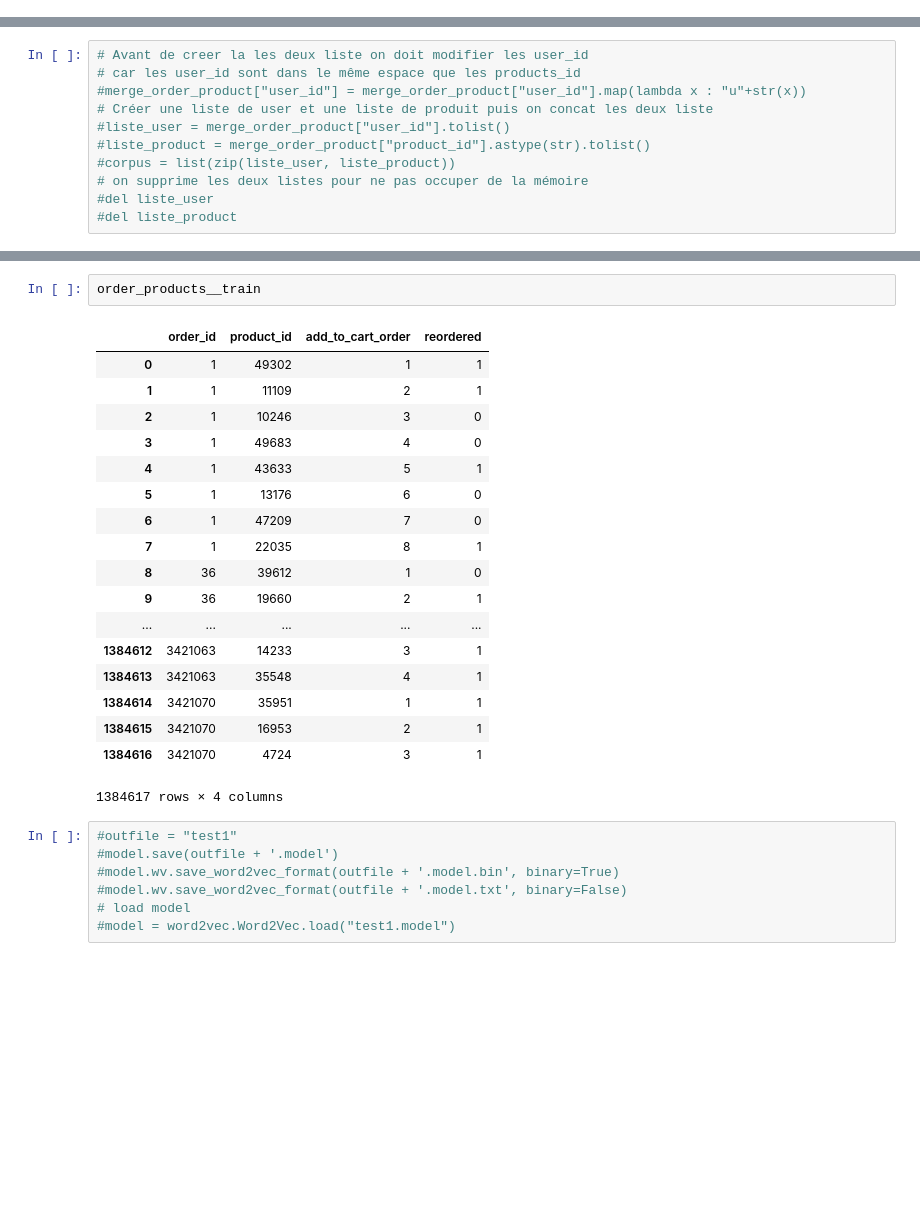
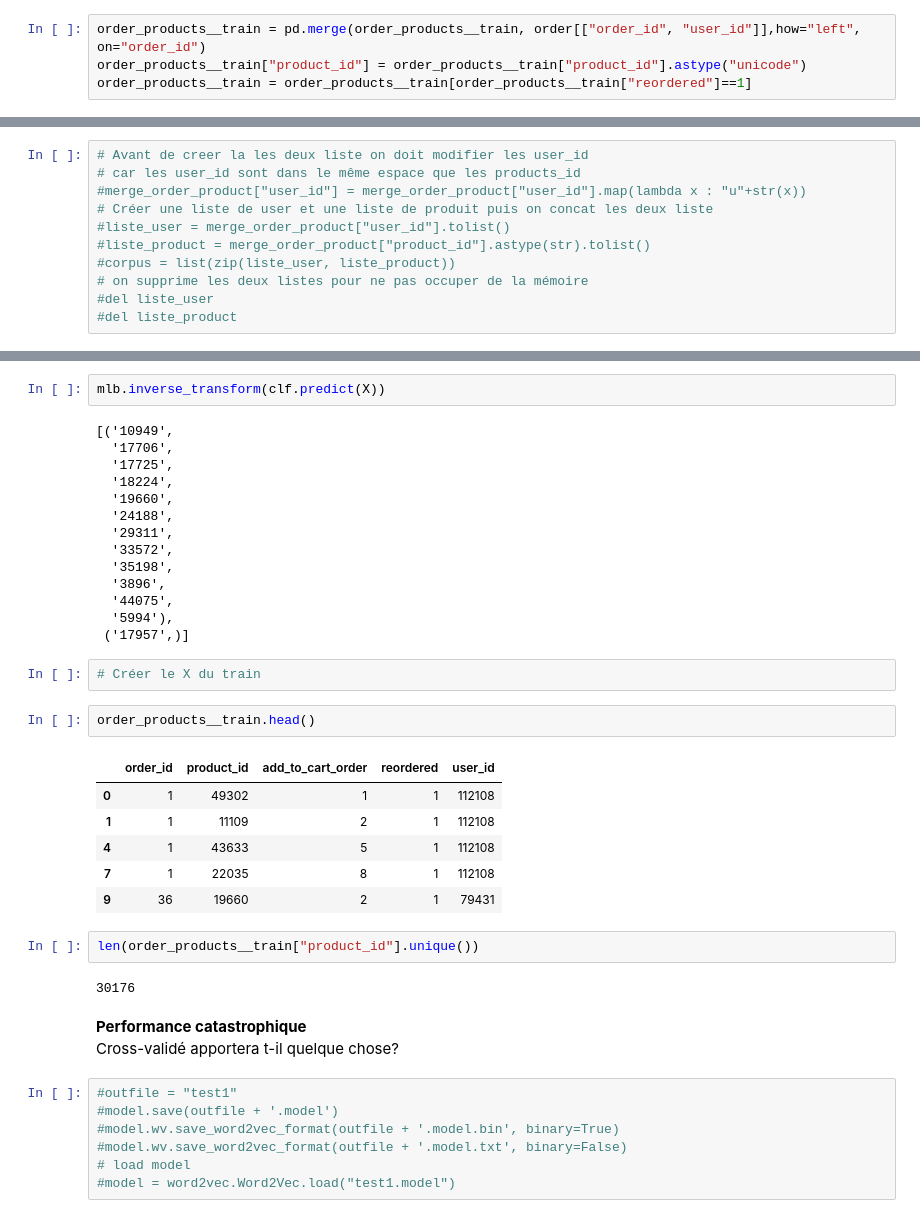
Before and after one commit to beubeu13220/Challenge-Instacart, a Jupyter notebook: similarity_Word2Vec.ipynb, the cells around one changed output, grey strips where cells are left out. Saved outputs shown, nothing was run; the diff lists cells and outputs as text; blank space fills up the shorter version.

```diff
--- a/similarity_Word2Vec.ipynb
+++ b/similarity_Word2Vec.ipynb
@@ -104,6 +107,10 @@ order.head()
 merge_order_product = pd.merge(order_products__prior[["order_id", "product_id", "reordered"]],
                                order[["order_id", "user_id"]], on="order_id")
 merge_order_product = merge_order_product[merge_order_product["reordered"]==1]
+# %%
+order_products__train = pd.merge(order_products__train, order[["order_id", "user_id"]],how="left", on="order_id")
+order_products__train["product_id"] = order_products__train["product_id"].astype("unicode")
+order_products__train = order_products__train[order_products__train["reordered"]==1]
 # %%
 merge_order_product.head()
 # %% [output]
@@ -168,24 +272,37 @@ for user in n_u
+# %%
+mlb.inverse_transform(clf.predict(X))
+# %% [output]
+[('10949',
+  '17706',
+  '17725',
+  '18224',
+  '19660',
+  '24188',
+  '29311',
+  '33572',
+  '35198',
+  '3896',
+  '44075',
+  '5994'),
+ ('17957',)]
+# %%
+# Créer le X du train
 # %%
-order_products__train
+order_products__train.head()
 # %% [output]
-|  | order_id | product_id | add_to_cart_order | reordered |
-| 0 | 1 | 49302 | 1 | 1 |
-| 1 | 1 | 11109 | 2 | 1 |
-| 2 | 1 | 10246 | 3 | 0 |
-| 3 | 1 | 49683 | 4 | 0 |
-| 4 | 1 | 43633 | 5 | 1 |
-| 5 | 1 | 13176 | 6 | 0 |
-| 6 | 1 | 47209 | 7 | 0 |
-| 7 | 1 | 22035 | 8 | 1 |
-| 8 | 36 | 39612 | 1 | 0 |
-| 9 | 36 | 19660 | 2 | 1 |
-| ... | ... | ... | ... | ... |
-| 1384612 | 3421063 | 14233 | 3 | 1 |
-| 1384613 | 3421063 | 35548 | 4 | 1 |
-| 1384614 | 3421070 | 35951 | 1 | 1 |
-| 1384615 | 3421070 | 16953 | 2 | 1 |
-| 1384616 | 3421070 | 4724 | 3 | 1 |
+|  | order_id | product_id | add_to_cart_order | reordered | user_id |
+| 0 | 1 | 49302 | 1 | 1 | 112108 |
+| 1 | 1 | 11109 | 2 | 1 | 112108 |
+| 4 | 1 | 43633 | 5 | 1 | 112108 |
+| 7 | 1 | 22035 | 8 | 1 | 112108 |
+| 9 | 36 | 19660 | 2 | 1 | 79431 |
-1384617 rows × 4 columns
+# %%
+len(order_products__train["product_id"].unique())
+# %% [output]
+30176
+# %% [markdown]
+**Performance catastrophique**
+Cross-validé apportera t-il quelque chose?
 # %%
 #outfile = "test1"
 #model.save(outfile + '.model')
```
Also changed, not shown: parts of 32 cells of this notebook, 6 other files.
